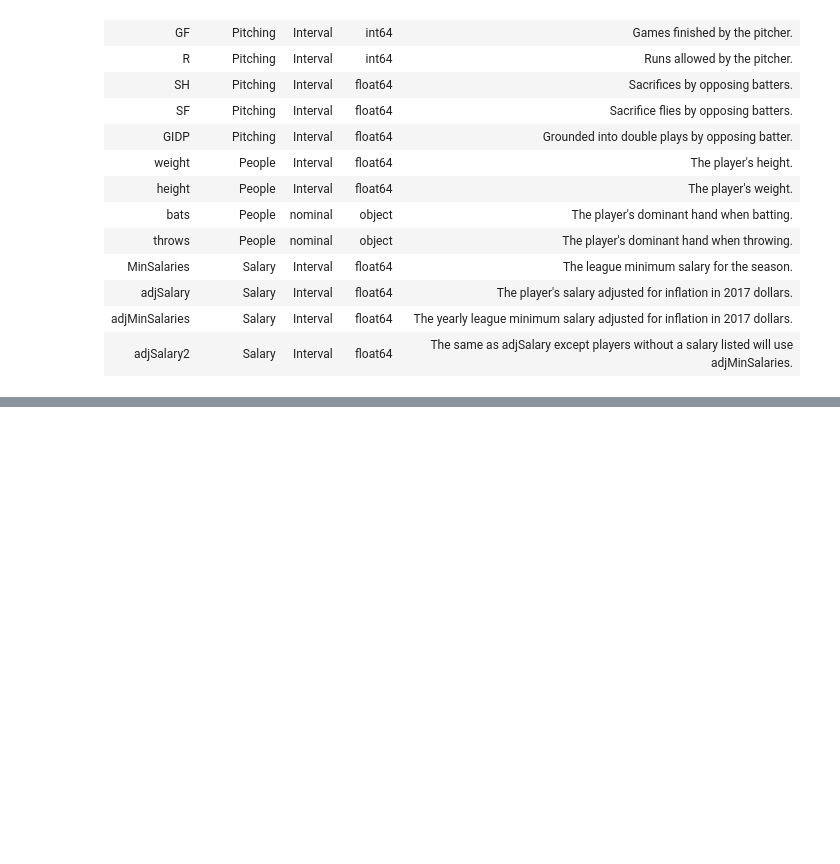
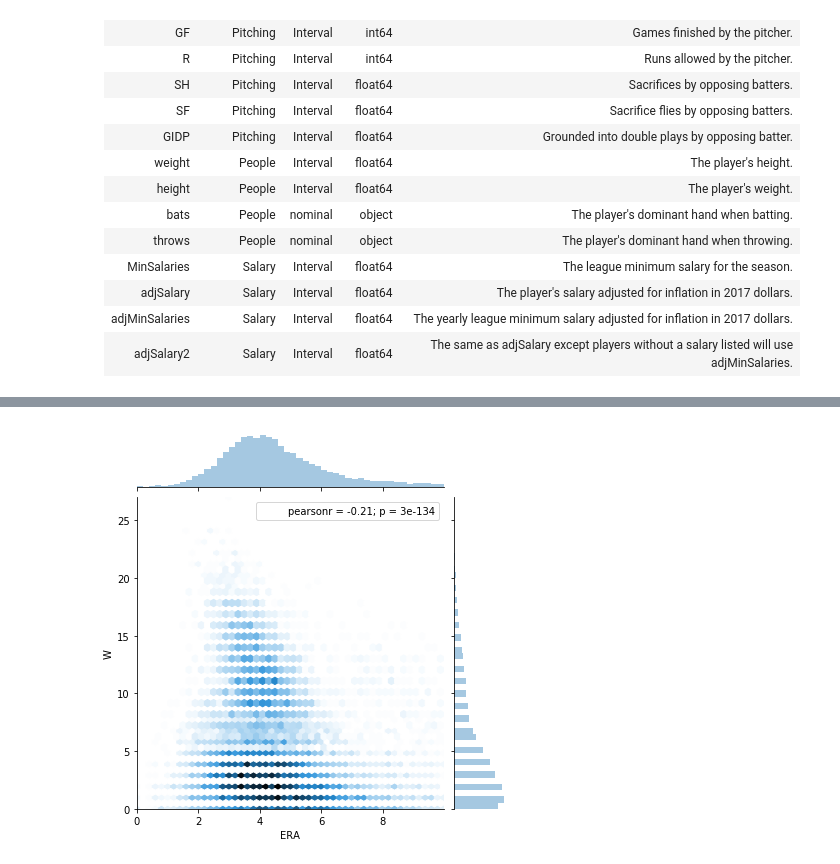
Before and after one commit to georgesturrock/7331_Lab3, a Jupyter notebook: DataUnderstanding.ipynb, the cells around one changed output, grey strips where cells are left out. Saved outputs shown, nothing was run; the diff lists cells and outputs as text; code cells hidden in the pictures; blank space fills up the shorter version.

```diff
--- a/DataUnderstanding.ipynb
+++ b/DataUnderstanding.ipynb
@@ -975,0 +964,4 @@ import matplotlib.pyplot as plt
+# %%
+j = sns.jointplot(data=df, x ='ERA', y='W', kind='hex')
+# %% [output]
+[figure, added]
```
Also changed, not shown: parts of 7 cells of this notebook, 4 other files.
